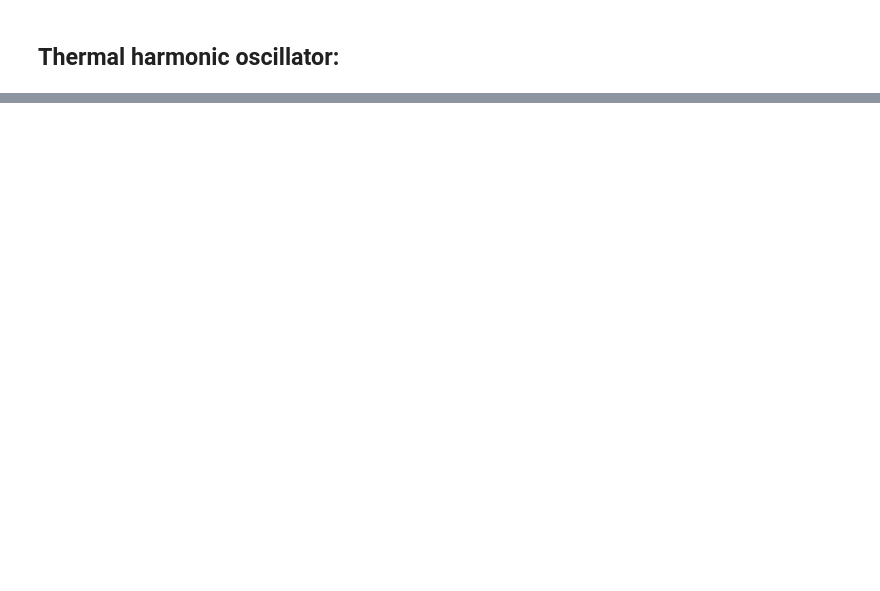
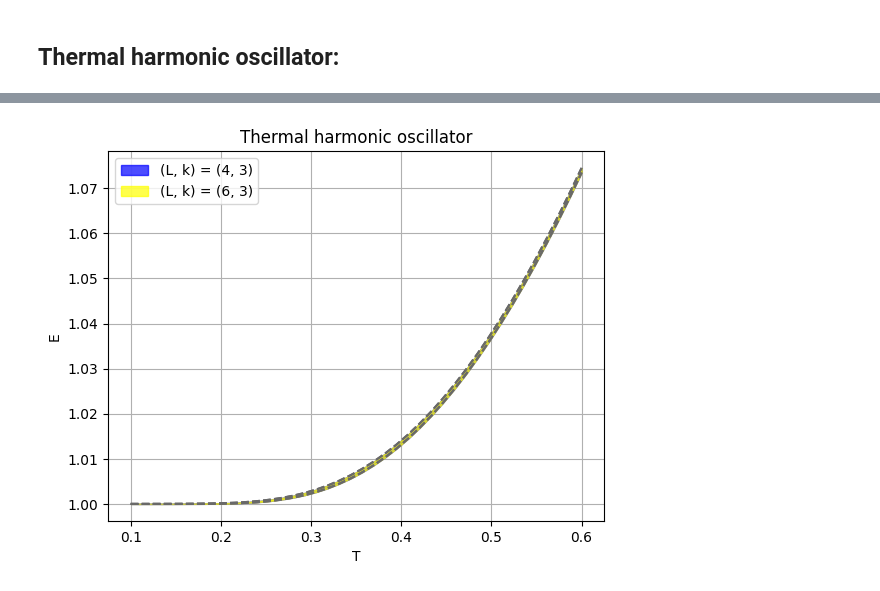
Before and after one commit to Newtech66/mtp-matrix-bootstrap, a Jupyter notebook: thermal-bootstrap.ipynb, the cells around one changed output, grey strips where cells are left out. Saved outputs shown, nothing was run; the diff lists cells and outputs as text; code cells hidden in the pictures; blank space fills up the shorter version.

```diff
--- a/thermal-bootstrap.ipynb
+++ b/thermal-bootstrap.ipynb
@@ -242,0 +246,13 @@ plt.show()
+# %%
+Lk_pairs = [(4, 3), (6, 3)]
+hamil = [(1, 'pp'), (1, 'xx')]
+problem_data = convergence_plot_create_problems(Lk_pairs, hamil)
+# %%
+betas = 1 / np.linspace(0.1, 0.6, num=40)
+mindata, maxdata = convergence_plot_create_data(problem_data, betas)
+# %%
+colors = ['blue', 'yellow', 'green']
+fig, ax = convergence_plot_create_plot(Lk_pairs, betas, mindata, maxdata, colors, 'Thermal harmonic oscillator')
+plt.show()
+# %% [output]
+[figure, added]
```
Also changed, not shown: parts of 12 cells of this notebook, 9 other files.
